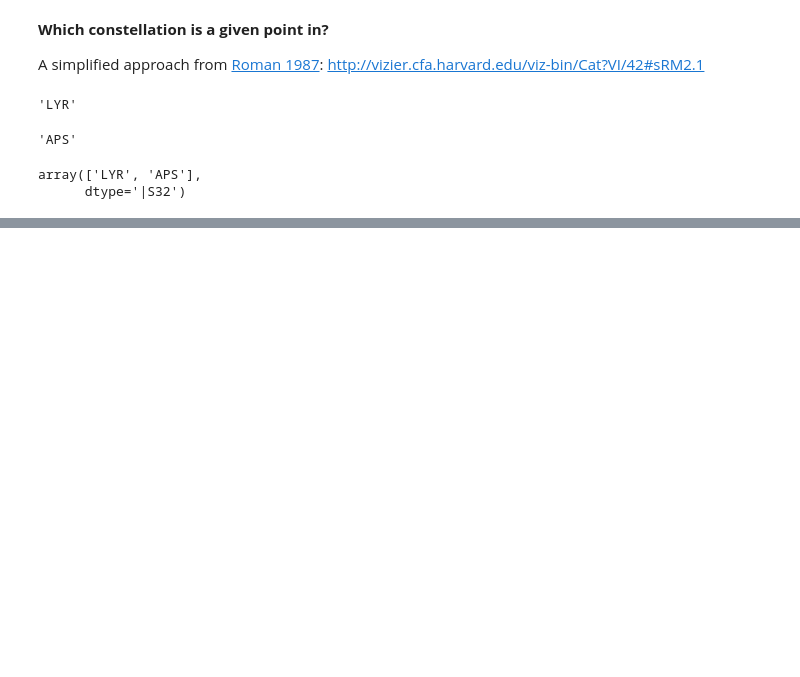
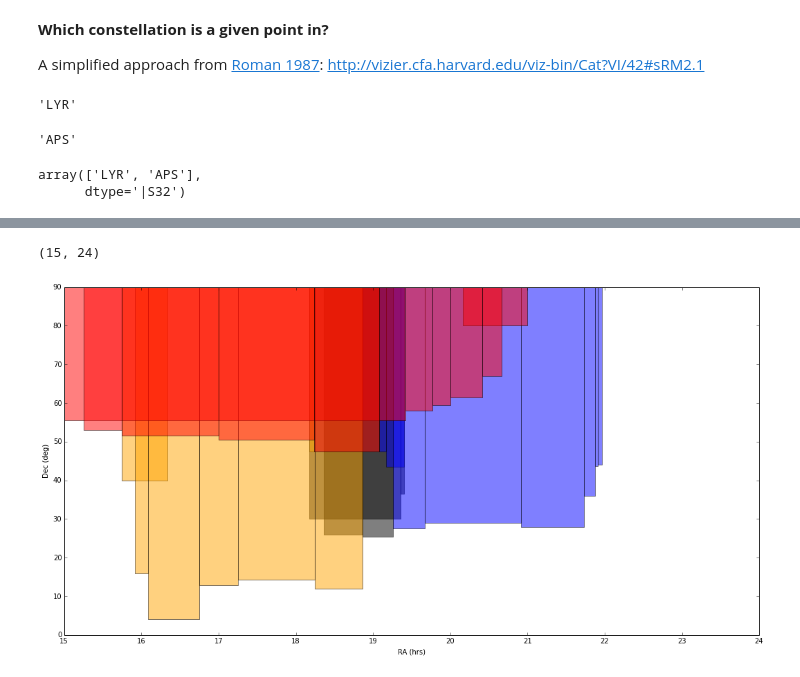
Before and after one commit to jradavenport/WWU-seminar-2016, a Jupyter notebook: lab2/lab2-davenport.ipynb, the cells around one changed output, grey strips where cells are left out. Drawn from its saved outputs; the diff is of its cells as text; code cells hidden in the pictures; blank space fills up the shorter version.

```diff
--- a/lab2/lab2-davenport.ipynb
+++ b/lab2/lab2-davenport.ipynb
@@ -68,0 +104,32 @@ array(['LYR', 'APS'],
+# %%
+fig = plt.figure(figsize=(18,9))
+
+ax1 = fig.add_subplot(111)
+
+ok = np.where((names == 'LYR'))
+for k in range(len(ok[0])):
+    ax1.add_patch(patches.Rectangle((RAl[ok][k], Decl[ok][k]), RAu[ok][k]-RAl[ok][k], 90-Decl[ok][k],
+                                    ec=None, alpha=0.5, color='k'))
+
+ok = np.where((names == 'CYG'))
+for k in range(len(ok[0])):
+        ax1.add_patch(patches.Rectangle((RAl[ok][k], Decl[ok][k]), RAu[ok][k]-RAl[ok][k], 90-Decl[ok][k],
+                                    ec=None, alpha=0.5, color='blue'))
+
+ok = np.where((names == 'HER'))
+for k in range(len(ok[0])):
+        ax1.add_patch(patches.Rectangle((RAl[ok][k], Decl[ok][k]), RAu[ok][k]-RAl[ok][k], 90-Decl[ok][k],
+                                    ec=None, alpha=0.5, color='orange'))
+
+ok = np.where((names == 'DRA'))
+for k in range(len(ok[0])):
+    ax1.add_patch(patches.Rectangle((RAl[ok][k], Decl[ok][k]), RAu[ok][k]-RAl[ok][k], 90-Decl[ok][k],
+                                    ec=None, alpha=0.5, color='red'))
+
+plt.xlabel('RA (hrs)')
+plt.ylabel('Dec (deg)')
+plt.ylim([0,90])
+plt.xlim([15,24])
+# %% [output]
+(15, 24)
+[figure, added]
```
Also changed, not shown: parts of 4 cells of this notebook.
